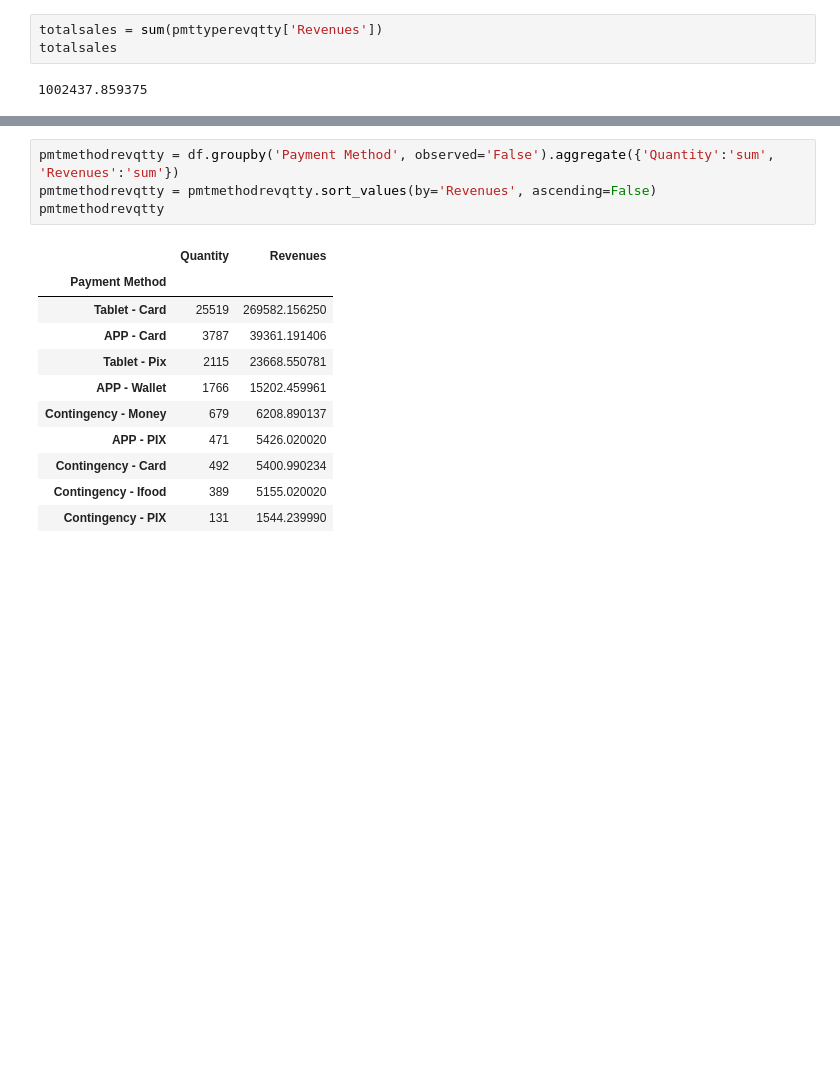
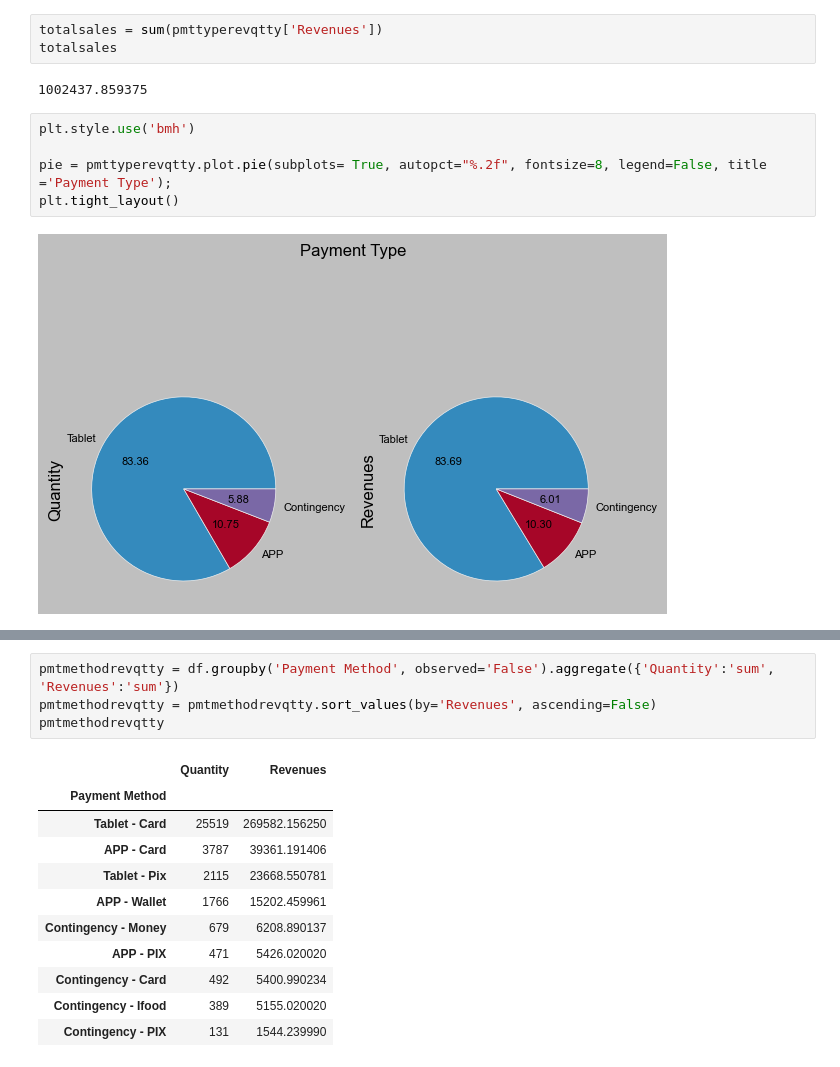
Before and after one commit to gabbmelo/NewsletterAnaliseMPE, a Jupyter notebook: newslettermpe.ipynb, the cells around one changed output, grey strips where cells are left out. Saved outputs shown, nothing was run; the diff lists cells and outputs as text; blank space fills up the shorter version.

```diff
--- a/newslettermpe.ipynb
+++ b/newslettermpe.ipynb
@@ -954,3 +1038,10 @@ totalsales = sum(pmttyperevqtty['Revenues'])
 totalsales
 # %% [output]
 1002437.859375
+# %%
+plt.style.use('bmh')
+
+pie = pmttyperevqtty.plot.pie(subplots= True, autopct="%.2f", fontsize=8, legend=False, title ='Payment Type');
+plt.tight_layout()
+# %% [output]
+[figure, added]
```
Also changed, not shown: parts of 18 cells of this notebook.
